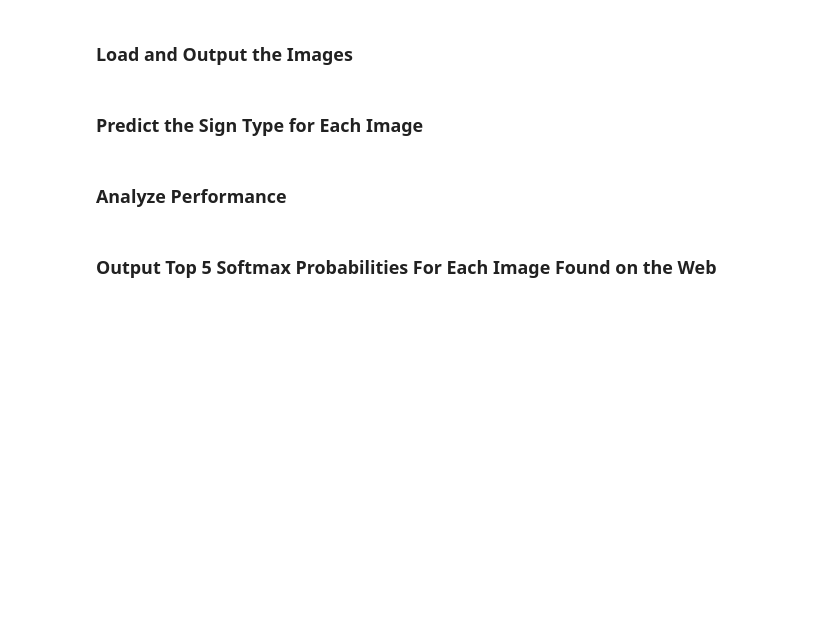
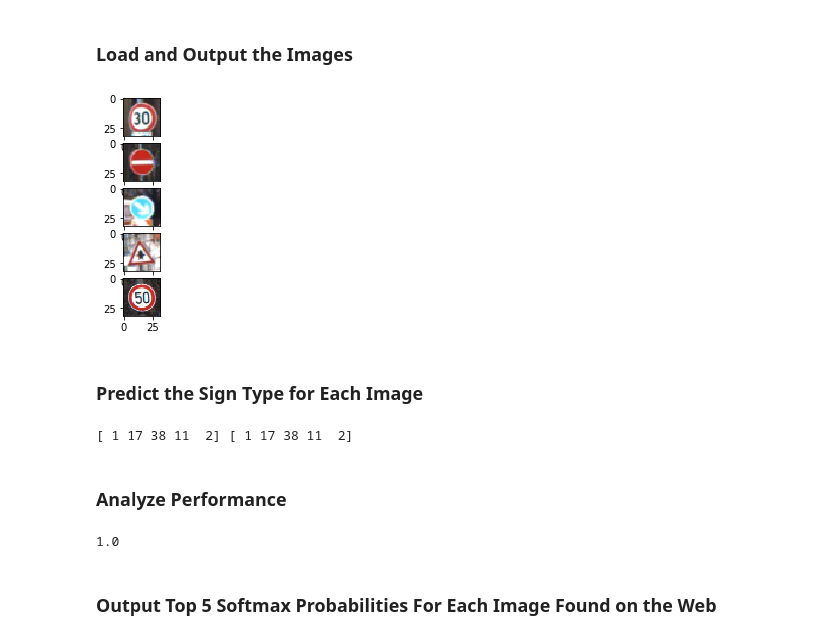
Before and after one commit to riczhao/CarND-Traffic-Sign-Classifier-Project, a Jupyter notebook: Traffic_Sign_Classifier.ipynb, the cells around one changed output. Saved outputs shown, nothing was run; the diff lists cells and outputs as text; code cells hidden in the pictures; blank space fills up the shorter version.

```diff
--- a/Traffic_Sign_Classifier.ipynb
+++ b/Traffic_Sign_Classifier.ipynb
@@ -127,13 +137,16 @@ Use the code cell (or multiple code cells, if necessary) to implement the first
 # %%
 ### Preprocess the data here. Preprocessing steps could include normalization, converting to grayscale, etc.
 ### Feel free to use as many code cells as needed.
-X_train = X_train.astype(np.float32)
+def grayscale(x):
+    v = (x[:,:,:,0] * 0.299 + x[:,:,:,1] * 0.587 +x[:,:,:,2] * 0.114)
+    return np.expand_dims(v,-1)
+X_train = grayscale(X_train)
 X_train = (X_train - 128.)/128.
-X_valid = X_valid.astype(np.float32)
+X_valid = grayscale(X_valid)
 X_valid = (X_valid - 128.)/128.
-X_test = X_test.astype(np.float32)
+X_test = grayscale(X_test)
 X_test = (X_test - 128.)/128.
-print(X_train.shape,y_train.shape)
+print(X_train.min(),X_train.max(),X_train.shape)
 y_train = np.eye(n_classes,dtype=np.float32)[y_train.astype(int)]
 y_valid = np.eye(n_classes,dtype=np.float32)[y_valid.astype(int)]
 y_test = np.eye(n_classes,dtype=np.float32)[y_test.astype(int)]
@@ -218,14 +378,43 @@ You may find `signnames.csv` useful as it contains mappings from the class id (i
+# %%
+### Load the images and plot them here.
+### Feel free to use as many code cells as needed.
+X_t, y_t = test['features'], test['labels']
+idx = [1,200,800,900,1500]
+X_t = X_t[idx]
+y_t = y_t[idx]
+plt.subplot(511)
+plt.imshow(X_t[0])
+plt.subplot(512)
+plt.imshow(X_t[1])
+plt.subplot(513)
+plt.imshow(X_t[2])
+plt.subplot(514)
+plt.imshow(X_t[3])
+plt.subplot(515)
+plt.imshow(X_t[4])
+X_t = grayscale(X_t)
+# %% [output]
+[figure, added]
 # %% [markdown]
 ### Predict the Sign Type for Each Image
 # %%
 ### Run the predictions here and use the model to output the prediction for each image.
 ### Make sure to pre-process the images with the same pre-processing pipeline used earlier.
 ### Feel free to use as many code cells as needed.
+with tf.Session(config=config) as session:
+    saver.restore(session, tf.train.latest_checkpoint('.'))
+    cls = session.run(classify, feed_dict={X:X_t})
+    print(cls,y_t)
+# %% [output]
+[ 1 17 38 11  2] [ 1 17 38 11  2]
 # %% [markdown]
 ### Analyze Performance
 # %%
 ### Calculate the accuracy for these 5 new images.
 ### For example, if the model predicted 1 out of 5 signs correctly, it's 20% accurate on these new images.
+print(np.sum(np.equal(cls,y_t))/5)
+# %% [output]
+1.0
 # %% [markdown]
 ### Output Top 5 Softmax Probabilities For Each Image Found on the Web
 # %% [markdown]
```
Also changed, not shown: parts of 13 cells of this notebook.
